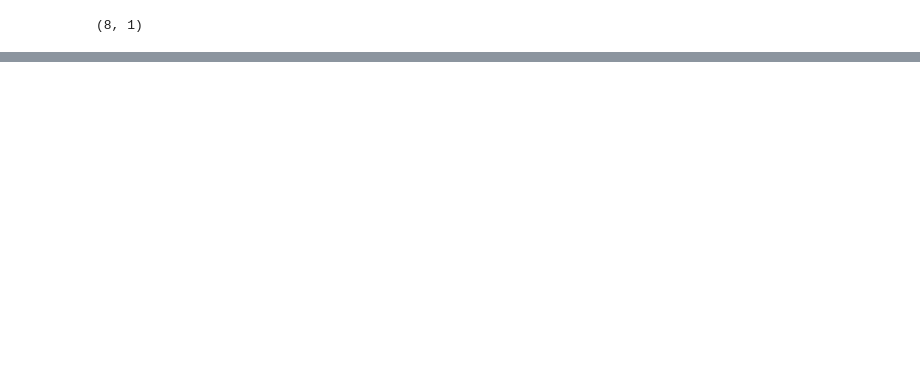
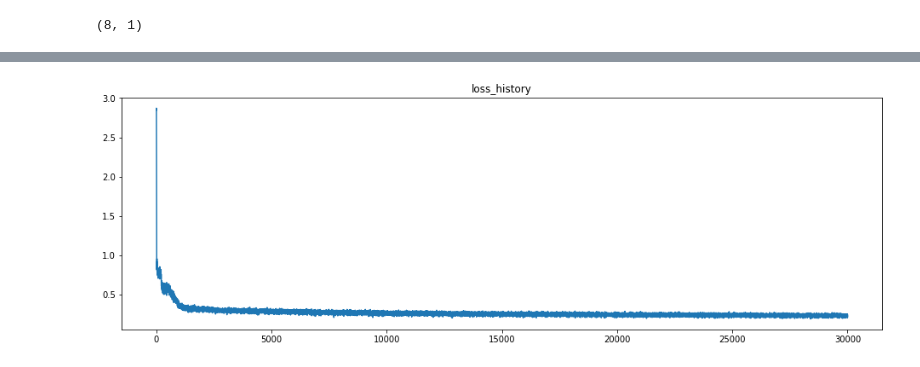
Before and after one commit to maxeonyx/msc, a Jupyter notebook: cgt-mnist/cgt-mnist.ipynb, the cells around one changed output, grey strips where cells are left out. Drawn from its saved outputs; the diff is of its cells as text; code cells hidden in the pictures; blank space fills up the shorter version.

```diff
--- a/cgt-mnist/cgt-mnist.ipynb
+++ b/cgt-mnist/cgt-mnist.ipynb
@@ -587,0 +588,7 @@ INFO:tensorflow:Assets written to: models/shuffle-2/assets
+# %%
+fig, ax = plt.subplots(figsize=(16, 5))
+ax.plot(np.arange(len(loss_history)), loss_history)
+ax.set_title("loss_history")
+plt.show()
+# %% [output]
+[figure, added]
```
Also changed, not shown: parts of 12 cells of this notebook.
